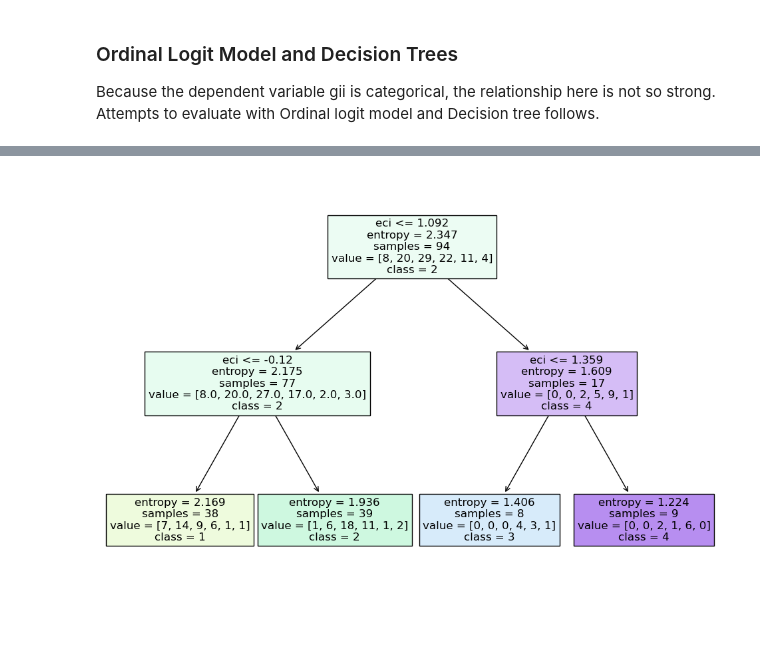
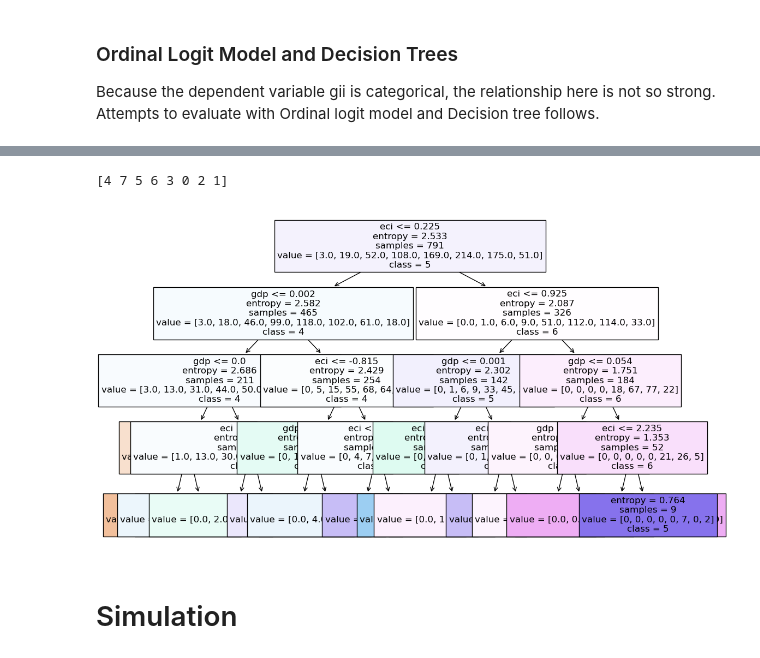
Before and after one commit to yueyun-zhang/InnovationEconomics-Exploration, a Jupyter notebook: IPR_Two_Countries/Data_Simulation_Work.ipynb, the cells around one changed output, grey strips where cells are left out. Drawn from its saved outputs; the diff is of its cells as text; code cells hidden in the pictures; blank space fills up the shorter version.

Commit message:
added 20013 to 2020; will work on simulation

```diff
--- a/IPR_Two_Countries/Data_Simulation_Work.ipynb
+++ b/IPR_Two_Countries/Data_Simulation_Work.ipynb
@@ -124,5 +105,4 @@ df
-# %%
-# normalize gdp to share over richest country
-df['gdp'] = df['gdp']/ df['gdp'].abs().max()
-df['pop'] = df['pop']/ df['pop'].abs().max()
-#df = df.dropna()
+# %%
+df['gdp'] = df['gdp']/df['gdp'].abs().max()
+df['gdppercapita'] = df['gdppercapita']/df['gdppercapita'].abs().max()
+df = df[df['gii']<1]
@@ -165,4 +157,2 @@ sns.boxplot(x='economy_size',y='gii',data=df)
-# %%
-df['popcapita'] = df['gdp']/ df['pop']
 # %%
 # plot over gdp per capita
@@ -203,6 +200,6 @@ g.add_legend()
 Because the dependent variable gii is categorical, the relationship here is not so strong. Attempts to evaluate with Ordinal logit model and Decision tree follows.
 # %%
 # remove rows without values for eci. We have the number of data points for the model
-df_model = df.dropna(subset=['gii', 'eci', 'gdp'])
+df_model = df.dropna(subset=['gii', 'eci', 'gdp', 'year'])
 len(df_model)
 # %% [output]
@@ -264,23 +281,26 @@ P-value: 0.000
 # %%
 # Decision Tree Model
 # Import necessary libraries
 from sklearn.tree import DecisionTreeClassifier
 from sklearn.model_selection import train_test_split
 from sklearn import tree
 import matplotlib.pyplot as plt
 
 # Decision Tree only takes categorical values
 Y = df_model['gii'].astype('category').cat.codes
-
+print(Y.unique())
 # Create a Decision Tree Classifier model
-clf = DecisionTreeClassifier(criterion='entropy', max_depth=2, random_state=42)
+clf = DecisionTreeClassifier(criterion='entropy', max_depth=4, random_state=42)
 
 # Fit the model
 clf.fit(X, Y)
 
 # Visualize the decision tree
 plt.figure(figsize=(12,8))
-tree.plot_tree(clf, feature_names=['eci', 'gdp'], class_names=["0", "1", "2", "3", "4", "5"], filled=True, fontsize=12)
+tree.plot_tree(clf, feature_names=['eci', 'gdp'], class_names=["0", "1", "2", "3", "4", "5", "6", "7"], filled=True, fontsize=12)
 plt.show()
 # %% [output]
+[4 7 5 6 3 0 2 1]
-[figure, old version]
+[figure, new version]
+# %% [markdown]
+# Simulation
```
Also changed, not shown: parts of 29 cells of this notebook.
